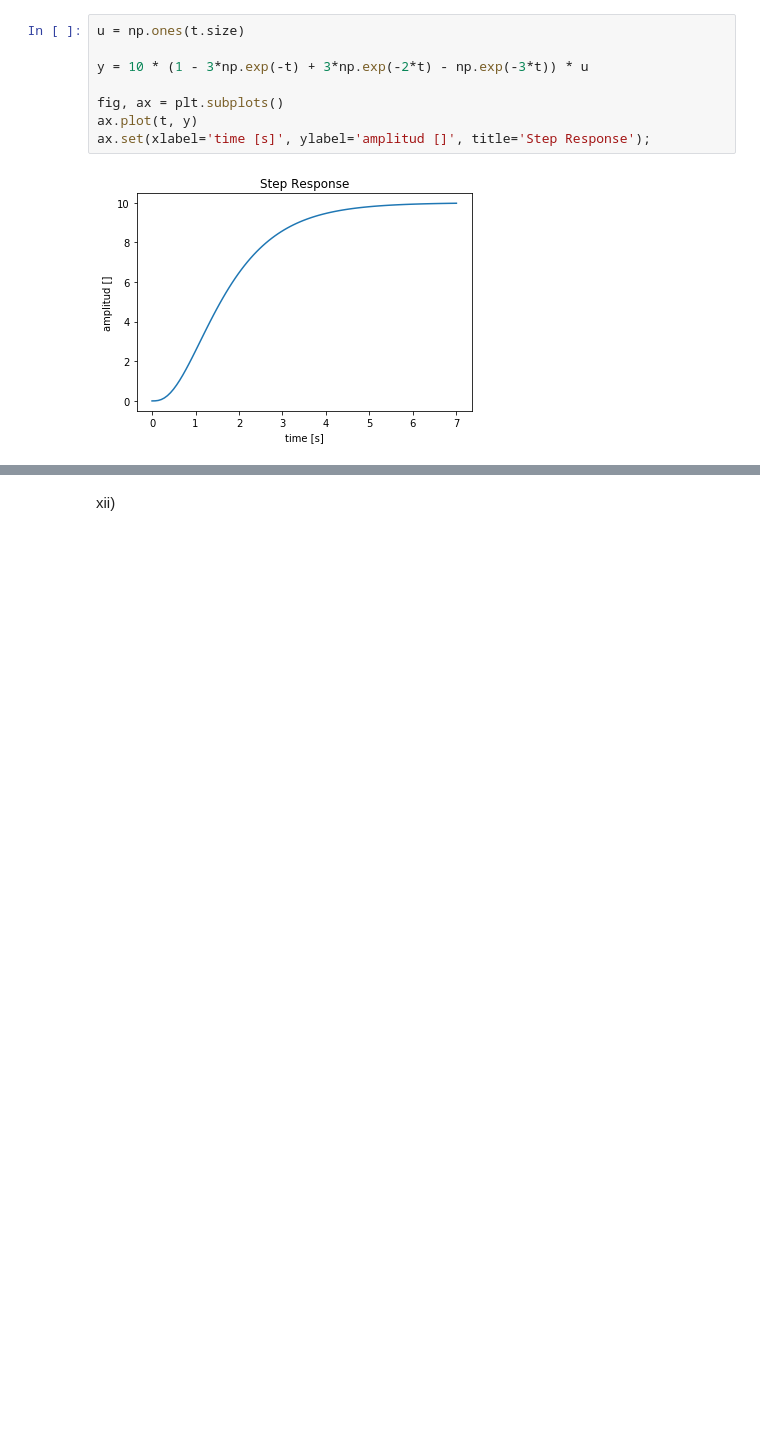
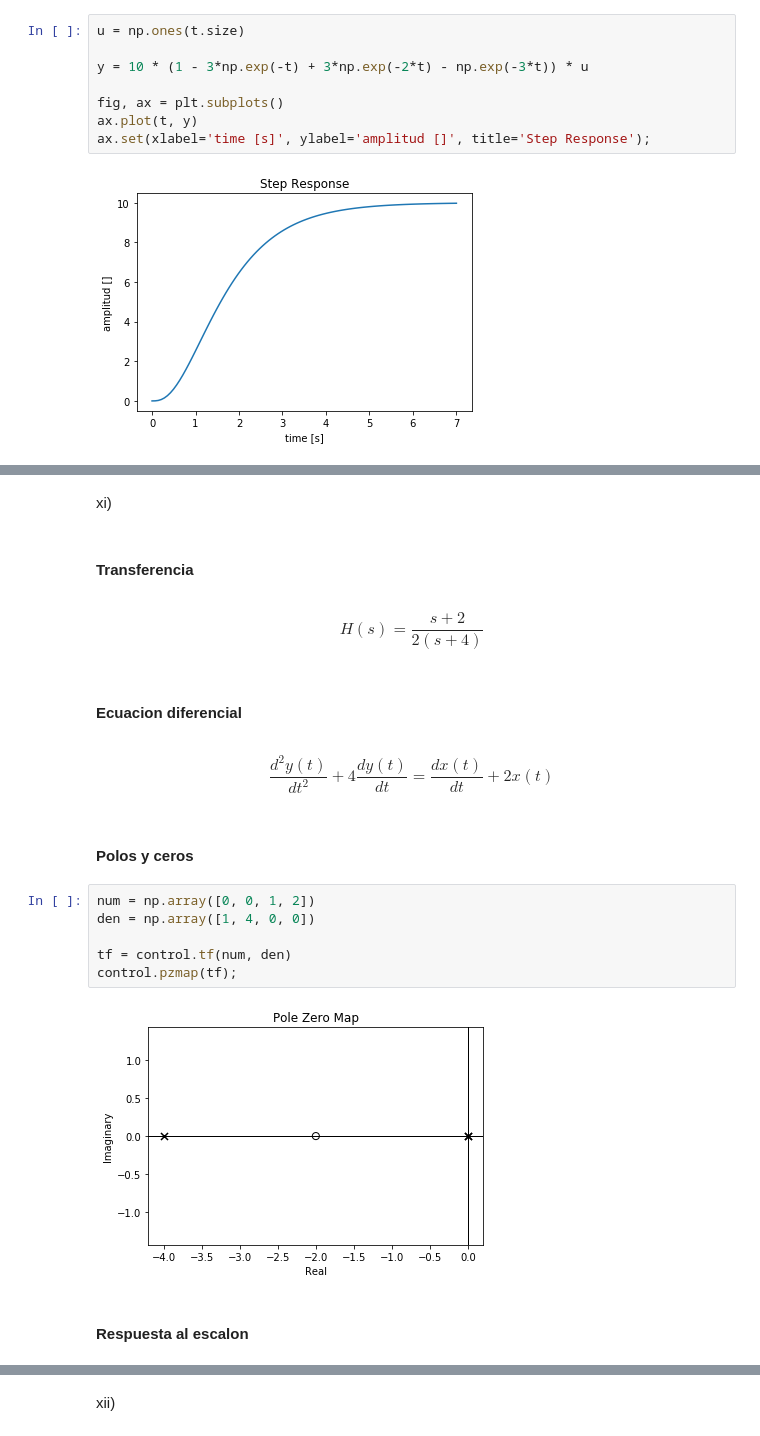
Before and after one commit to ordonezt/TP1-Control, a Jupyter notebook: TP1Notebook.ipynb, the cells around one changed output, grey strips where cells are left out. Saved outputs shown, nothing was run; the diff lists cells and outputs as text; blank space fills up the shorter version.

```diff
--- a/TP1Notebook.ipynb
+++ b/TP1Notebook.ipynb
@@ -425,0 +439,22 @@ ax.set(xlabel='time [s]', ylabel='amplitud []', title='Step Response');
+# %% [markdown]
+xi)
+# %% [markdown]
+#### Transferencia
+# %% [markdown]
+$$\begin{equation} H(s) = \frac{s+2}{2(s+4)}\end{equation}$$
+# %% [markdown]
+#### Ecuacion diferencial
+# %% [markdown]
+$$\begin{equation}\frac{d^2y(t)}{dt^2} + 4\frac{dy(t)}{dt} = \frac{dx(t)}{dt} + 2x(t) \end{equation}$$
+# %% [markdown]
+#### Polos y ceros
+# %%
+num = np.array([0, 0, 1, 2])
+den = np.array([1, 4, 0, 0])
+
+tf = control.tf(num, den)
+control.pzmap(tf);
+# %% [output]
+[figure, added]
+# %% [markdown]
+#### Respuesta al escalon
```
Also changed, not shown: parts of 28 cells of this notebook.
